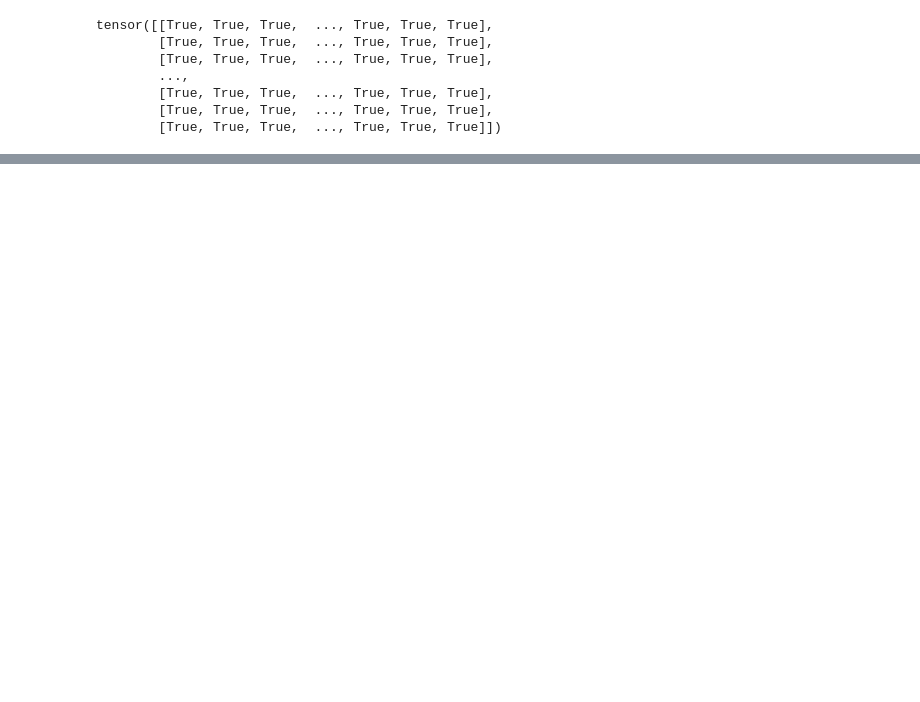
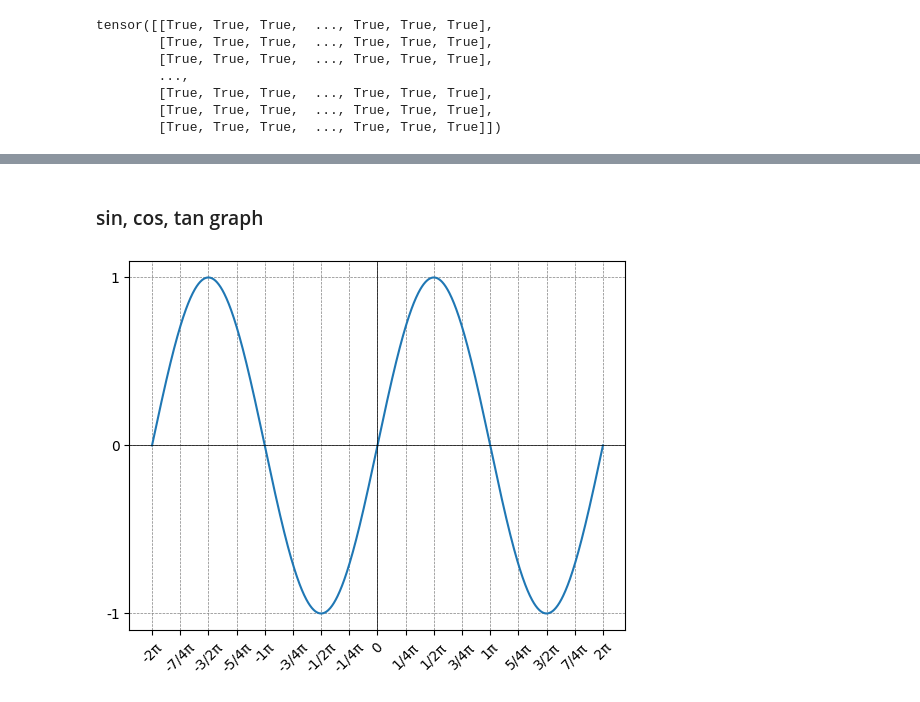
Before and after one commit to thomjiji/calculus, a Jupyter notebook: main.ipynb, the cells around one changed output, grey strips where cells are left out. Drawn from its saved outputs; the diff is of its cells as text; code cells hidden in the pictures; blank space fills up the shorter version.

```diff
--- a/main.ipynb
+++ b/main.ipynb
@@ -370,0 +405,37 @@ tensor([[True, True, True,  ..., True, True, True],
+# %% [markdown]
+### sin, cos, tan graph
+# %%
+"""sin"""
+
+import numpy as np
+import matplotlib.pyplot as plt
+from fractions import Fraction
+
+# Generate a range for x values
+x = np.linspace(-2 * np.pi, 2 * np.pi, 1000)
+
+# Compute y values
+y = np.sin(x)
+
+# Create the plot
+plt.plot(x, y)
+
+# Add x and y axes
+plt.axhline(0, color="black", linewidth=0.5)
+plt.axvline(0, color="black", linewidth=0.5)
+plt.grid(color="gray", linestyle="--", linewidth=0.5)
+
+# Set denser x ticks to represent the multiples of pi/4
+xticks = np.arange(-2 * np.pi, 2 * np.pi + np.pi / 4, np.pi / 4)
+xtick_labels = [f"{Fraction(x / np.pi).limit_denominator()}π" for x in xticks]
+
+# Replace '0π' with '0'
+xtick_labels = [label if label != "0π" else "0" for label in xtick_labels]
+
+plt.xticks(xticks, xtick_labels, rotation=45)  # set rotation to 45 degrees
+plt.yticks([-1, 0, 1], ["-1", "0", "1"])
+
+# Show the plot
+plt.show()
+# %% [output]
+[figure, added]
```
Also changed, not shown: parts of 23 cells of this notebook, 3 other files.
